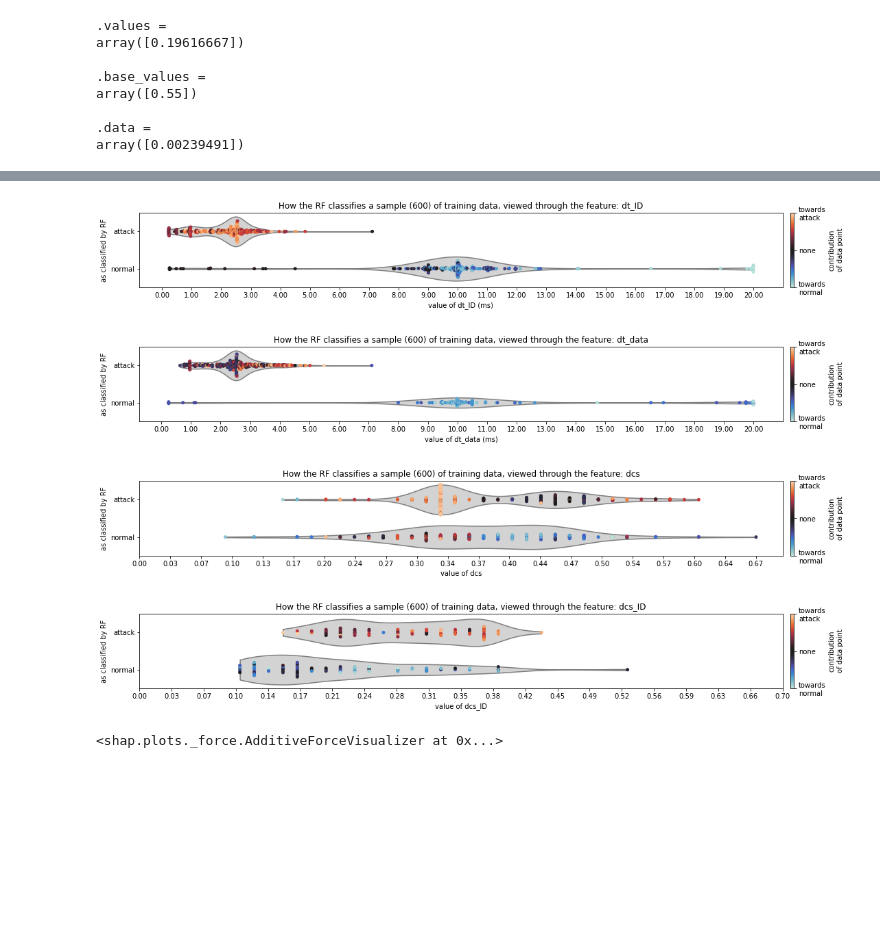
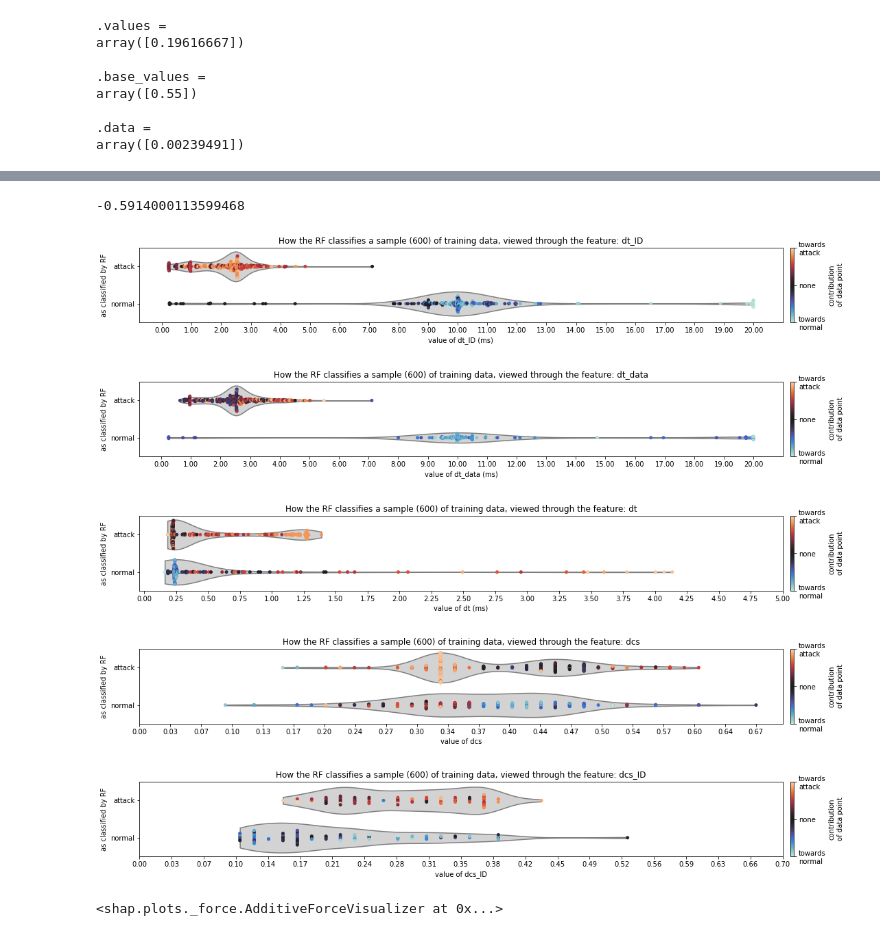
Before and after one commit to hampu5/ml-classify, a Jupyter notebook: ml_classify/rf-book.ipynb, the cells around one changed output, grey strips where cells are left out. Cells and saved outputs as stored; diff of their text form; code cells hidden in the pictures; blank space fills up the shorter version.

```diff
--- a/ml_classify/rf-book.ipynb
+++ b/ml_classify/rf-book.ipynb
@@ -269,14 +269,19 @@ plot_beeswarm(shap_all)
+# %%
+print(shap_all.values.min())
+# %% [output]
+-0.5914000113599468
 # %%
 plot_exp(pd.concat([X_train_exp, y_train_exp], axis=1), shap_all, "dt_ID", trim=(0, 0.02), scale=True)
 plot_exp(pd.concat([X_train_exp, y_train_exp], axis=1), shap_all, "dt_data", trim=(0, 0.02), scale=True)
-# plot_exp(pd.concat([X_train_exp, y_train_exp], axis=1), shap_all, "dt_d3", trim=(0, 0.02), scale=True, y_squish=15)
+plot_exp(pd.concat([X_train_exp, y_train_exp], axis=1), shap_all, "dt", trim=(0, 0.005), scale=True, y_squish=20)
 plot_exp(pd.concat([X_train_exp, y_train_exp], axis=1), shap_all, "dcs", trim=None, y_squish=25)
 plot_exp(pd.concat([X_train_exp, y_train_exp], axis=1), shap_all, "dcs_ID", trim=(0.1, 0.7), y_squish=5)
 # %% [output]
 [figure]
 [figure]
-[figure, old version]
+[figure, new version]
-[figure, old version]
+[figure, new version]
+[figure, added]
 # %%
 # shap_TP_fuzz = get_explanation(exp, X_train.loc[(y_train == pred_train) & (pred_train == 1) & (name_train == "Fuzzy_dataset_SONATA")])
 # plot_waterfall(shap_TP_fuzz, 0)
```
Also changed, not shown: parts of 2 cells of this notebook, 2 other files.
